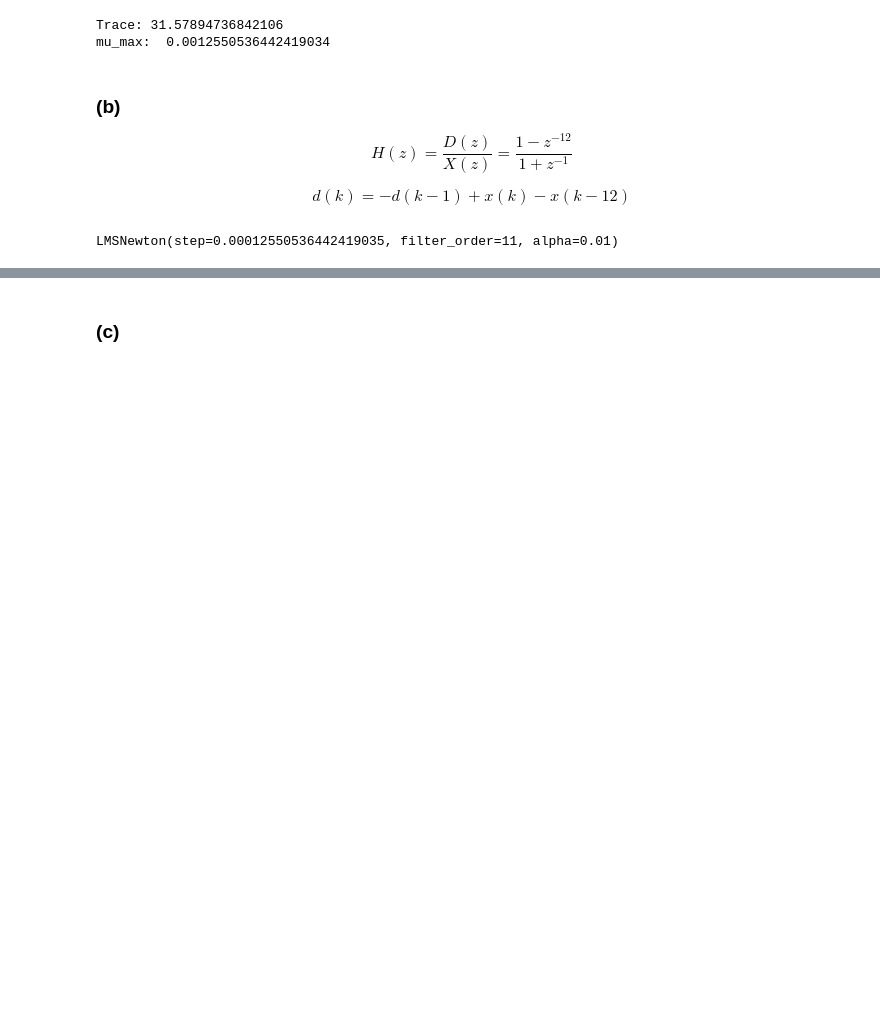
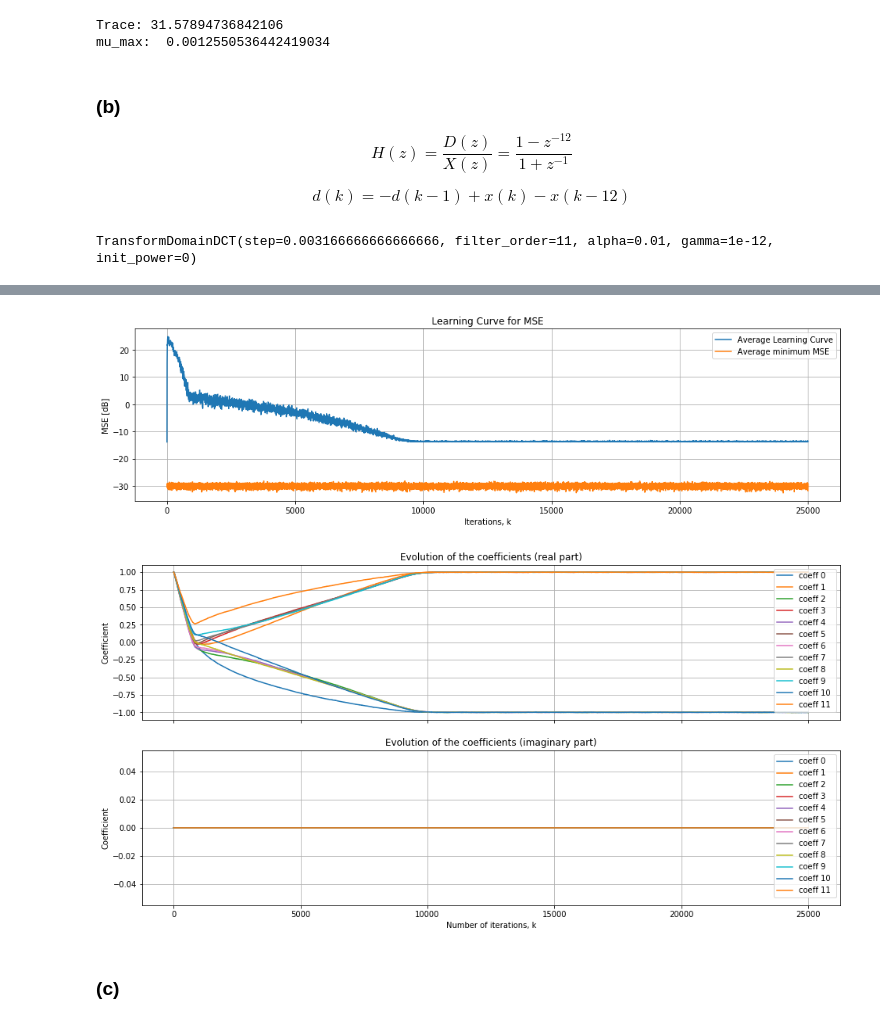
Before and after one commit to guedes-joaofelipe/adaptive-filtering, a Jupyter notebook: Notebooks/exercises_chap4.ipynb, the cells around one changed output, grey strips where cells are left out. Saved outputs shown, nothing was run; the diff lists cells and outputs as text; code cells hidden in the pictures; blank space fills up the shorter version.

```diff
--- a/Notebooks/exercises_chap4.ipynb
+++ b/Notebooks/exercises_chap4.ipynb
@@ -102,19 +102,22 @@ def run_problem_8(K, mu, model='SignError'):
     elif model == 'LMSNewton':
         from adaptive_filtering.lms import LMSNewton
         model = LMSNewton(step=mu, filter_order=N-1, init_coef=np.ones([N]), init_inv_rx_hat=None)
+    elif model == 'TransformDomainDCT':
+        from adaptive_filtering.lms import TransformDomainDCT
+        model = TransformDomainDCT(step=mu, filter_order=N-1, init_power=0, init_coef=np.ones([N]), alpha=.01, gamma=1e-12)
 
     model.fit(d, x)
 
     return model, n, x
 
-model, n, x = run_problem_8(K, mu, 'LMSNewton')
+model, n, x = run_problem_8(K, mu, 'TransformDomainDCT')
 print (model)
 # %% [output]
-LMSNewton(step=0.00012550536442419035, filter_order=11, alpha=0.01)
+TransformDomainDCT(step=0.003166666666666666, filter_order=11, alpha=0.01, gamma=1e-12, init_power=0)
 # %%
 %time
 n_ensembles = 50   # number of realizations within the ensemble
-K = 100000
+K = 25000
 W = np.ones([n_ensembles, K+1, N])
 MSE = np.zeros([n_ensembles, K]) # MSE vector for each realization
 MSE_min = np.zeros([n_ensembles,K]) # Minimum MSE for each realization
@@ -123,7 +126,7 @@ frac = 2
 mu = mu_max/frac
 
 for ensemble in np.arange(n_ensembles):
-    model, n, x = run_problem_8(K, mu, model=model)
+    model, n, x = run_problem_8(K, mu, model=model_name)
 
     W[ensemble] = np.real(model.coef_vector)
     MSE[ensemble] = MSE[ensemble] + np.real(np.absolute(model.error_vector)**2)
@@ -136,3 +139,4 @@ MSEmin_av = np.sum(MSE_min, axis=0)/n_ensembles
 MSEexc_av = np.sum(MSE_exc, axis=0)/n_ensembles
 # Generating plots
 generate_learning_plots(K, N, MSE_av, MSEmin_av, W_av, None, output_filepath=output_filepath, algorithm='{}_muMax{}'.format(model_name, factor))
+# %% [output]
@@ -139,3 +145,5 @@ generate_learning_plots(K, N, MSE_av, MSEmin_av, W_av, None, output_filepath=out
+[figure, added]
+[figure, added]
 # %% [markdown]
 ### (c)
 # %%
```
Also changed, not shown: parts of 23 cells of this notebook, 12 other files.
